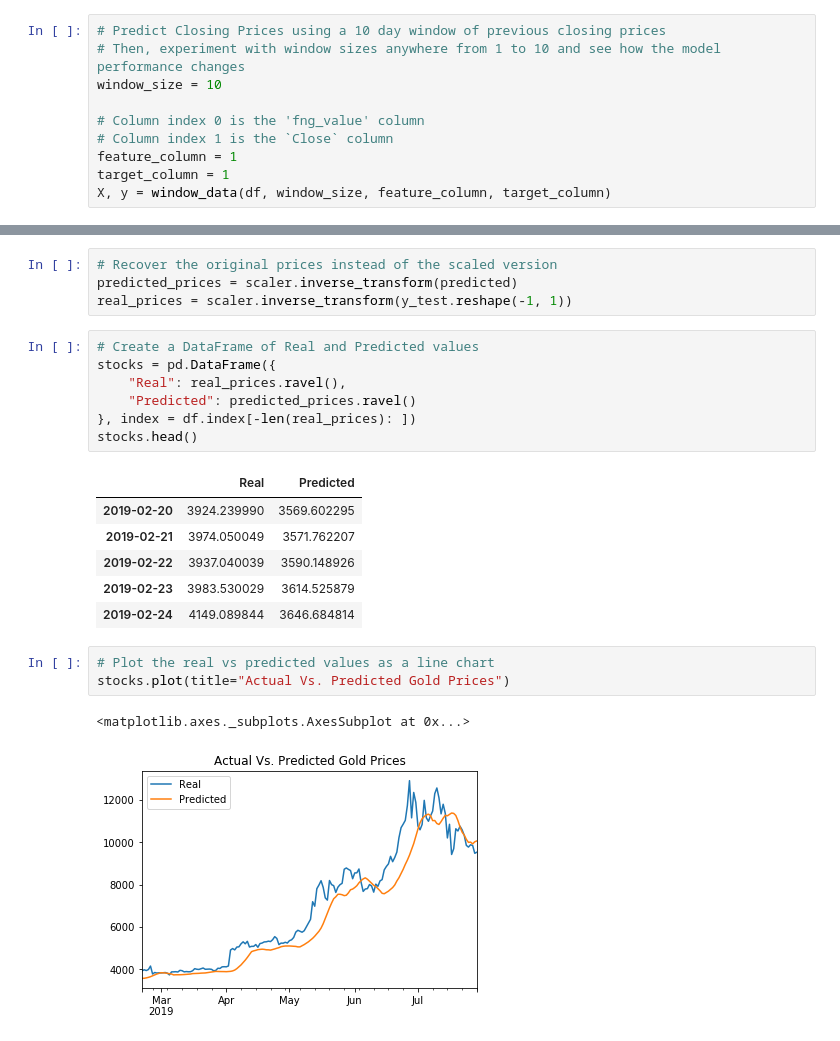
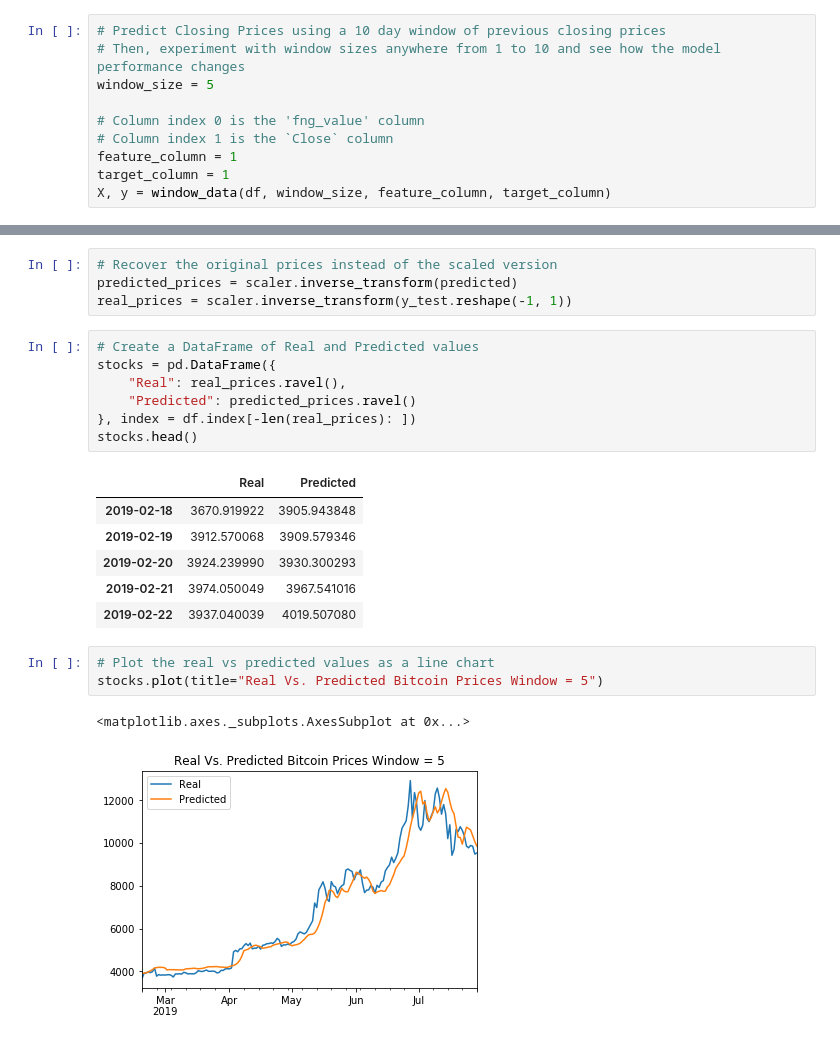
Before and after one commit to kristinav910/SentimentAnalysis, a Jupyter notebook: lstm_stock_predictor_closing.ipynb, the cells around one changed output, grey strips where cells are left out. Cells and saved outputs as stored; diff of their text form.

Commit message:
added images and updated readme

```diff
--- a/lstm_stock_predictor_closing.ipynb
+++ b/lstm_stock_predictor_closing.ipynb
@@ -98,7 +95,7 @@ def window_data(df, window, feature_col_number, target_col_number):
 # %%
 # Predict Closing Prices using a 10 day window of previous closing prices
 # Then, experiment with window sizes anywhere from 1 to 10 and see how the model performance changes
-window_size = 10
+window_size = 5
 
 # Column index 0 is the 'fng_value' column
 # Column index 1 is the `Close` column
@@ -273,14 +270,14 @@ stocks = pd.DataFrame({
 stocks.head()
 # %% [output]
 |  | Real | Predicted |
-| 2019-02-20 | 3924.239990 | 3569.602295 |
-| 2019-02-21 | 3974.050049 | 3571.762207 |
-| 2019-02-22 | 3937.040039 | 3590.148926 |
-| 2019-02-23 | 3983.530029 | 3614.525879 |
-| 2019-02-24 | 4149.089844 | 3646.684814 |
+| 2019-02-18 | 3670.919922 | 3905.943848 |
+| 2019-02-19 | 3912.570068 | 3909.579346 |
+| 2019-02-20 | 3924.239990 | 3930.300293 |
+| 2019-02-21 | 3974.050049 | 3967.541016 |
+| 2019-02-22 | 3937.040039 | 4019.507080 |
 # %%
 # Plot the real vs predicted values as a line chart
-stocks.plot(title="Actual Vs. Predicted Gold Prices")
+stocks.plot(title="Real Vs. Predicted Bitcoin Prices Window = 5")
 # %% [output]
 <matplotlib.axes._subplots.AxesSubplot at 0x...>
-[figure, old version]
+[figure, new version]
```
Also changed, not shown: parts of 4 cells of this notebook, 8 other files.
